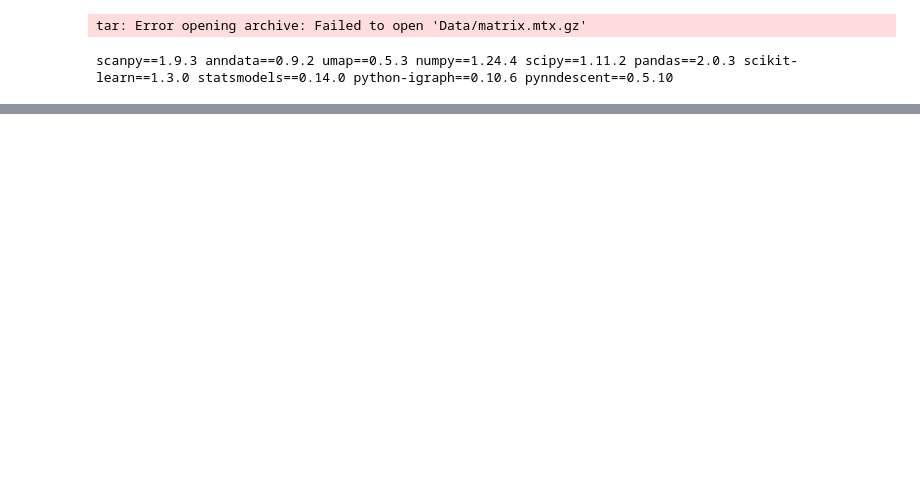
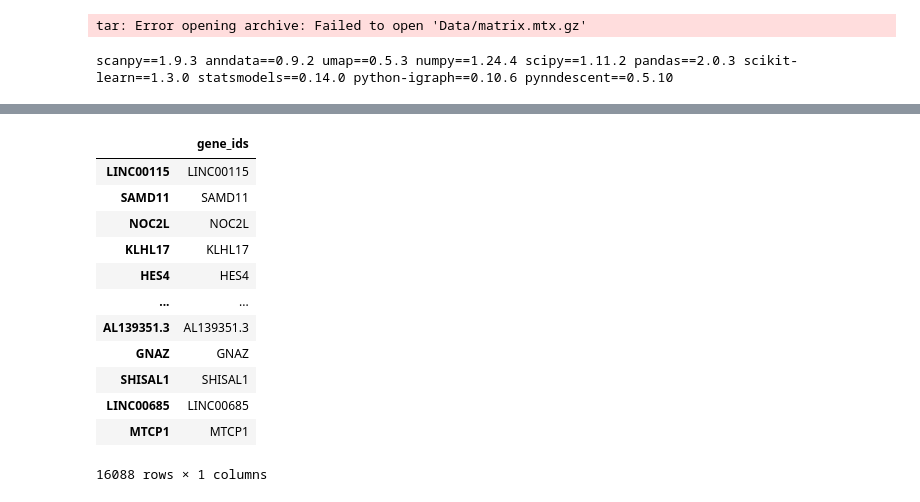
Before and after one commit to brucetsai0110/meningioma, a Jupyter notebook: Merge_all_05.ipynb, the cells around one changed output, grey strips where cells are left out. Saved outputs shown, nothing was run; the diff lists cells and outputs as text; code cells hidden in the pictures; blank space fills up the shorter version.

```diff
--- a/Merge_all_05.ipynb
+++ b/Merge_all_05.ipynb
@@ -54,4 +95,18 @@ adata
 # %%
-adata
+adata.var
+# %% [output]
+|  | gene_ids |
+| LINC00115 | LINC00115 |
+| SAMD11 | SAMD11 |
+| NOC2L | NOC2L |
+| KLHL17 | KLHL17 |
+| HES4 | HES4 |
+| ... | ... |
+| AL139351.3 | AL139351.3 |
+| GNAZ | GNAZ |
+| SHISAL1 | SHISAL1 |
+| LINC00685 | LINC00685 |
+| MTCP1 | MTCP1 |
+16088 rows × 1 columns
 # %%
 sc.pl.highest_expr_genes(adata, n_top=20, )
```
Also changed, not shown: parts of 23 cells of this notebook, 6 other files.
